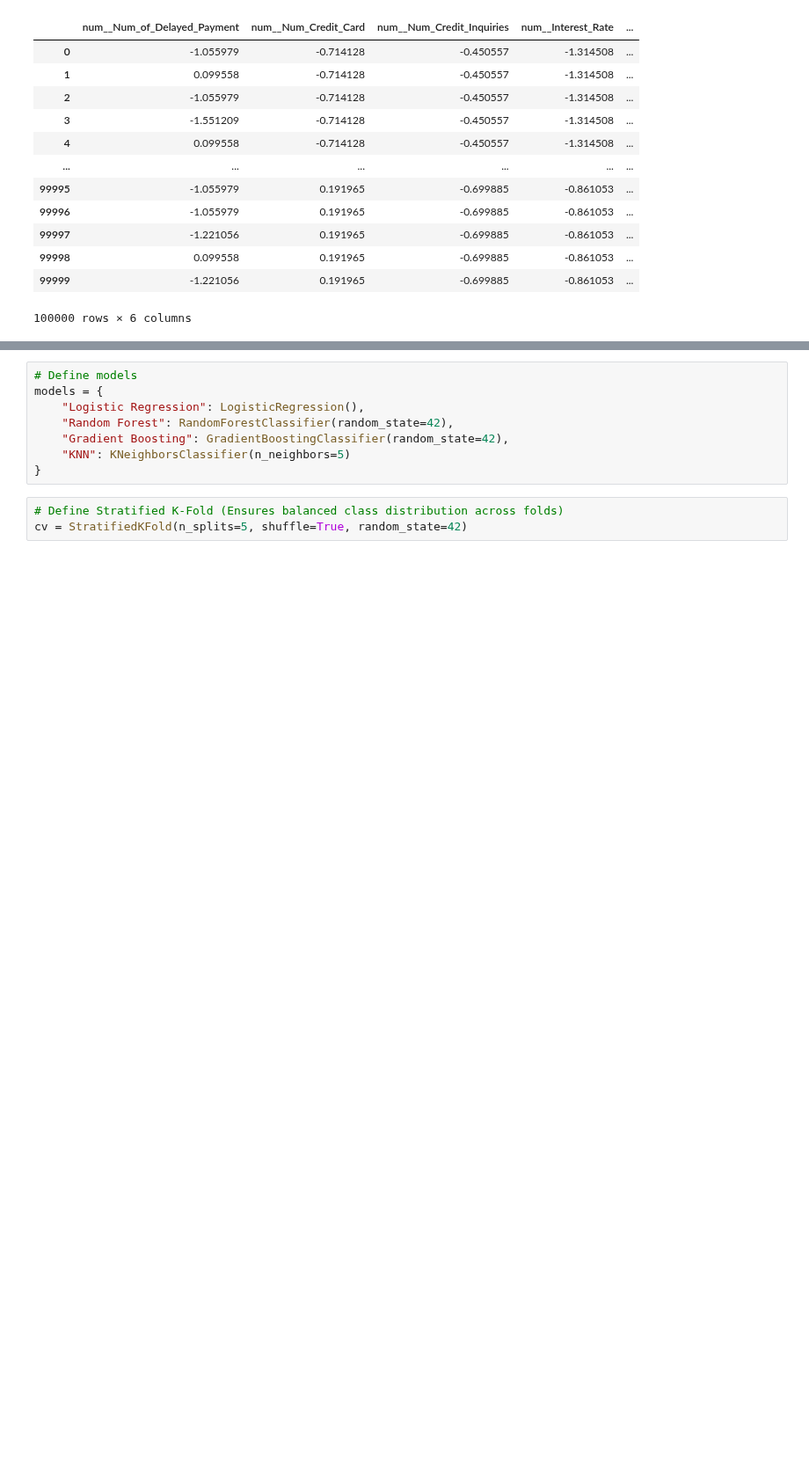
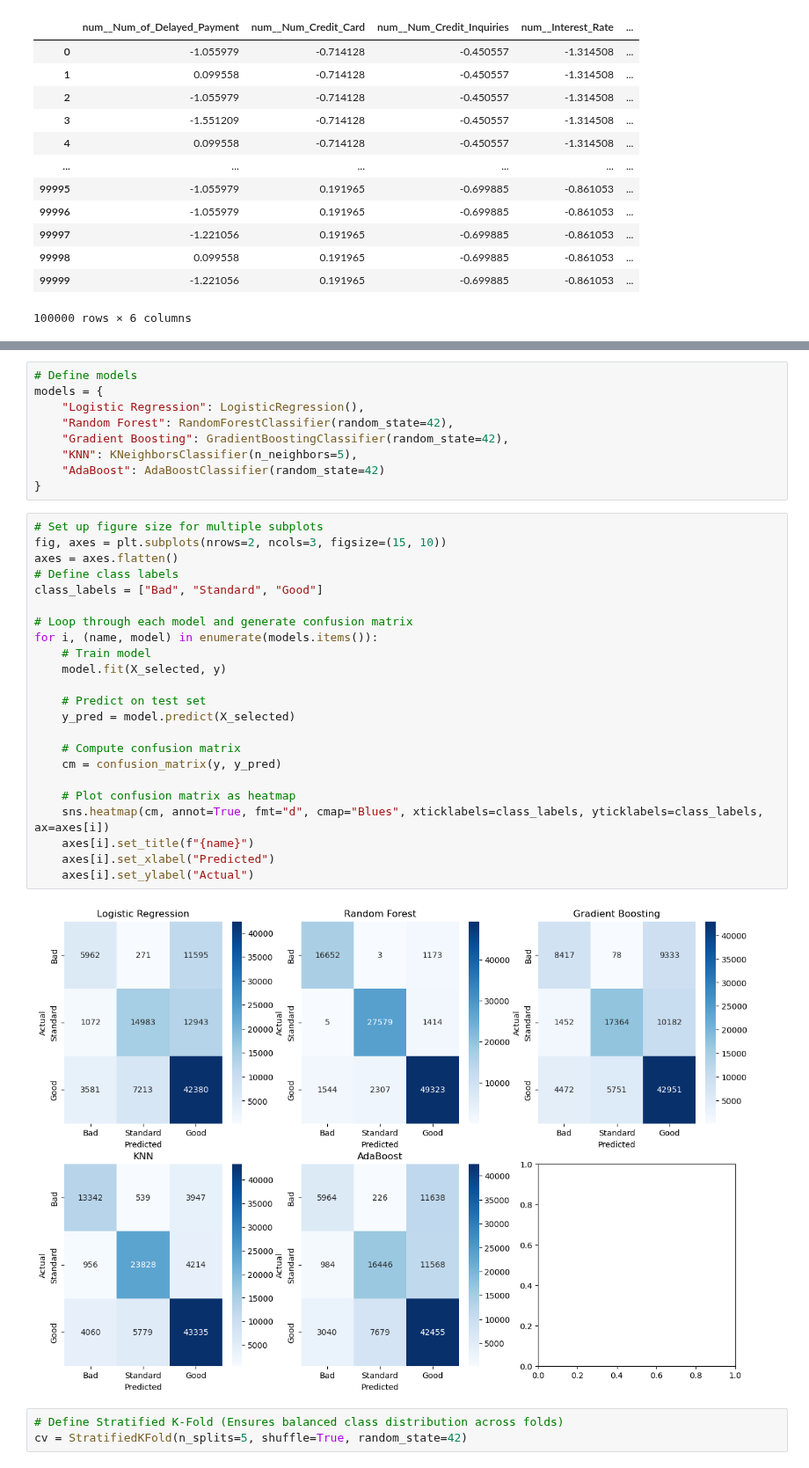
Before and after one commit to Yashsethi24/Credit_Score_Prediction, a Jupyter notebook: Notebooks/SupervisedLearning.ipynb, the cells around one changed output, grey strips where cells are left out. Shown at 88% size. Drawn from its saved outputs; the diff is of its cells as text; blank space fills up the shorter version.

Commit message:
Added confusion matrixes and added AdaaBoost Model

```diff
--- a/Notebooks/SupervisedLearning.ipynb
+++ b/Notebooks/SupervisedLearning.ipynb
@@ -268,8 +281,34 @@ models = {
     "Logistic Regression": LogisticRegression(),
     "Random Forest": RandomForestClassifier(random_state=42),
     "Gradient Boosting": GradientBoostingClassifier(random_state=42),
-    "KNN": KNeighborsClassifier(n_neighbors=5)
+    "KNN": KNeighborsClassifier(n_neighbors=5),
+    "AdaBoost": AdaBoostClassifier(random_state=42)
 }
+# %%
+# Set up figure size for multiple subplots
+fig, axes = plt.subplots(nrows=2, ncols=3, figsize=(15, 10))
+axes = axes.flatten()
+# Define class labels
+class_labels = ["Bad", "Standard", "Good"]
+
+# Loop through each model and generate confusion matrix
+for i, (name, model) in enumerate(models.items()):
+    # Train model
+    model.fit(X_selected, y)
+
+    # Predict on test set
+    y_pred = model.predict(X_selected)
+
+    # Compute confusion matrix
+    cm = confusion_matrix(y, y_pred)
+
+    # Plot confusion matrix as heatmap
+    sns.heatmap(cm, annot=True, fmt="d", cmap="Blues", xticklabels=class_labels, yticklabels=class_labels, ax=axes[i])
+    axes[i].set_title(f"{name}")
+    axes[i].set_xlabel("Predicted")
+    axes[i].set_ylabel("Actual")
+# %% [output]
+[figure, added]
 # %%
 # Define Stratified K-Fold (Ensures balanced class distribution across folds)
 cv = StratifiedKFold(n_splits=5, shuffle=True, random_state=42)
```
Also changed, not shown: parts of 8 cells of this notebook.
